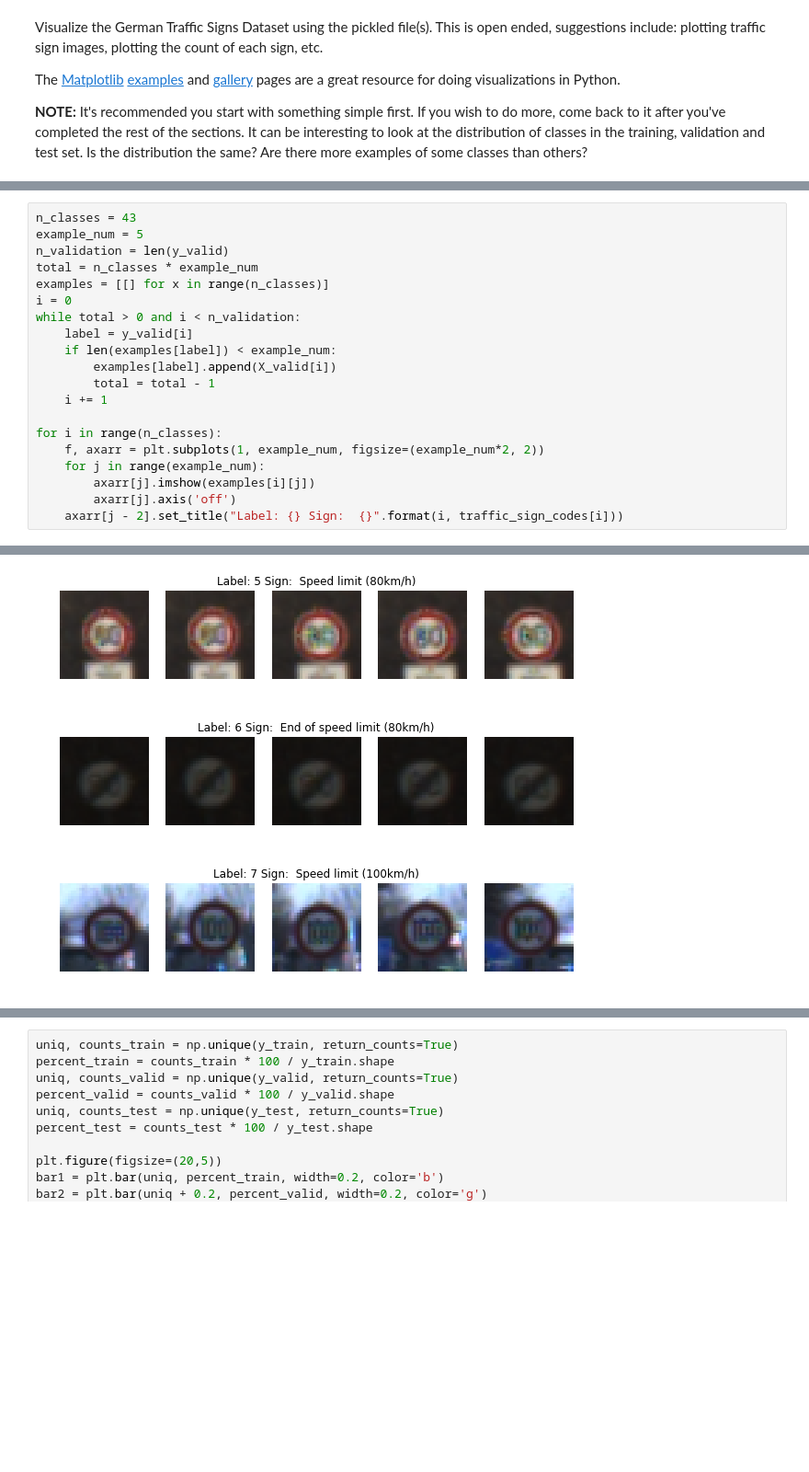
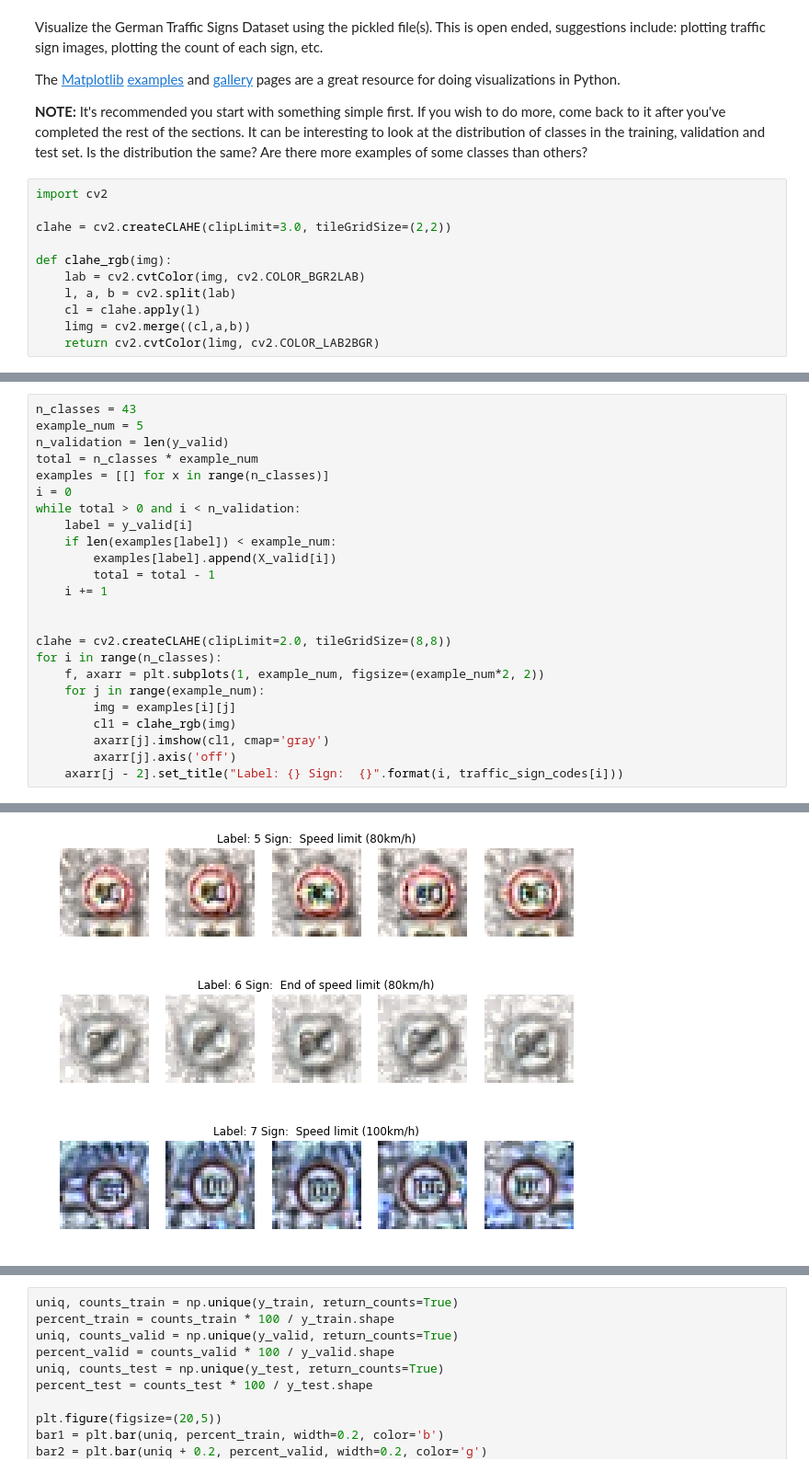
Before and after one commit to sangyezi/CarND-Traffic-Sign-Classifier-Project, a Jupyter notebook: Traffic_Sign_Classifier.ipynb, the cells around one changed output, grey strips where cells are left out. Shown at 92% size. Saved outputs shown, nothing was run; the diff lists cells and outputs as text; blank space fills up the shorter version.

```diff
--- a/Traffic_Sign_Classifier.ipynb
+++ b/Traffic_Sign_Classifier.ipynb
@@ -94,6 +94,17 @@ Visualize the German Traffic Signs Dataset using the pickled file(s). This is op
 The [Matplotlib](http://matplotlib.org/) [examples](http://matplotlib.org/examples/index.html) and [gallery](http://matplotlib.org/gallery.html) pages are a great resource for doing visualizations in Python.
 
 **NOTE:** It's recommended you start with something simple first. If you wish to do more, come back to it after you've completed the rest of the sections. It can be interesting to look at the distribution of classes in the training, validation and test set. Is the distribution the same? Are there more examples of some classes than others?
+# %%
+import cv2
+
+clahe = cv2.createCLAHE(clipLimit=3.0, tileGridSize=(2,2))
+
+def clahe_rgb(img):
+    lab = cv2.cvtColor(img, cv2.COLOR_BGR2LAB)
+    l, a, b = cv2.split(lab)
+    cl = clahe.apply(l)
+    limg = cv2.merge((cl,a,b))
+    return cv2.cvtColor(limg, cv2.COLOR_LAB2BGR)
 # %%
 ### Data exploration visualization code goes here.
 ### Feel free to use as many code cells as needed.
@@ -143,10 +168,14 @@ while total > 0 and i < n_validation:
         total = total - 1
     i += 1
 
+
+clahe = cv2.createCLAHE(clipLimit=2.0, tileGridSize=(8,8))
 for i in range(n_classes):
     f, axarr = plt.subplots(1, example_num, figsize=(example_num*2, 2))
     for j in range(example_num):
-        axarr[j].imshow(examples[i][j])
+        img = examples[i][j]
+        cl1 = clahe_rgb(img)
+        axarr[j].imshow(cl1, cmap='gray')
         axarr[j].axis('off')
     axarr[j - 2].set_title("Label: {} Sign:  {}".format(i, traffic_sign_codes[i]))
 # %% [output]
@@ -158,3 +187,3 @@ for i in range(n_classes):
-[figure, old version]
+[figure, new version]
-[figure, old version]
+[figure, new version]
-[figure, old version]
+[figure, new version]
```
Also changed, not shown: parts of 7 cells of this notebook.
